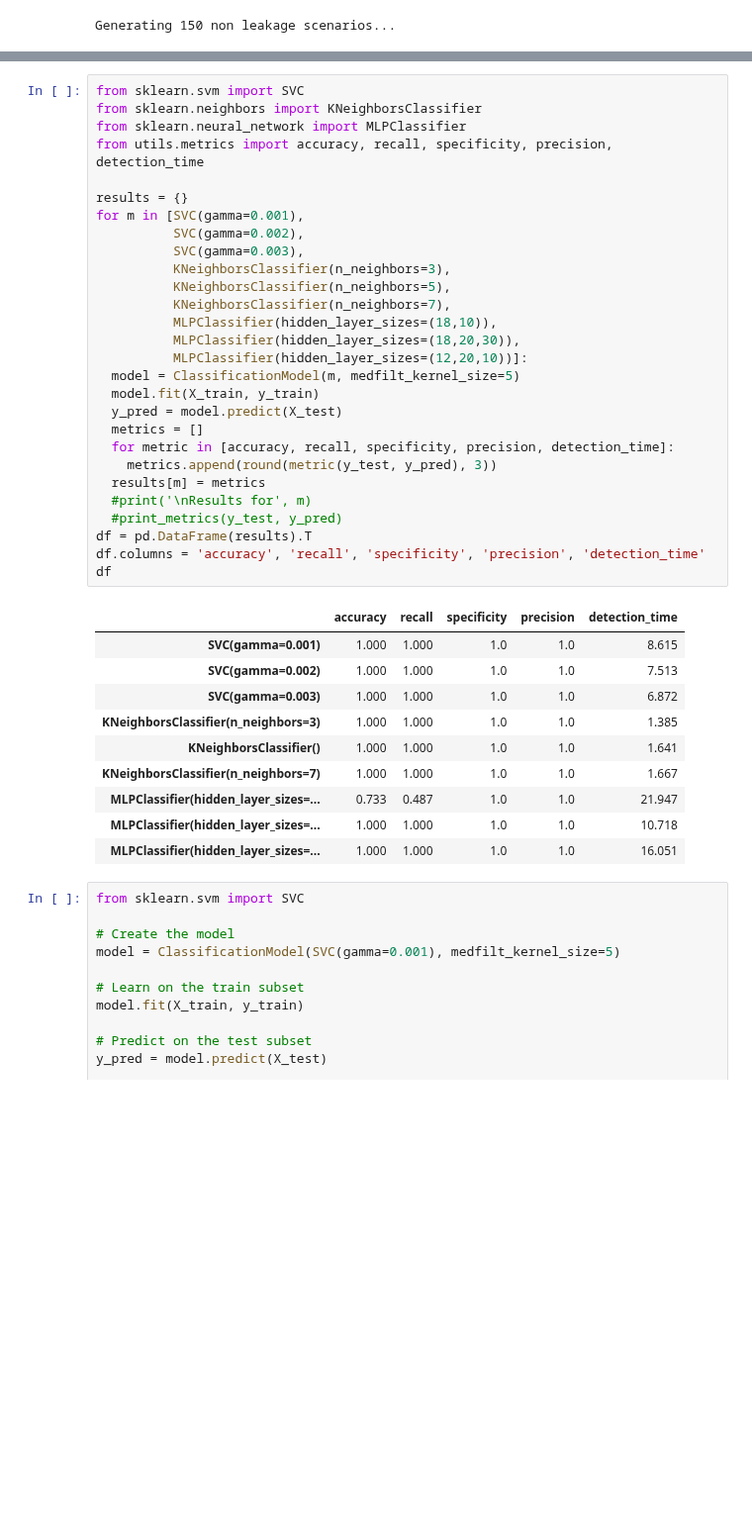
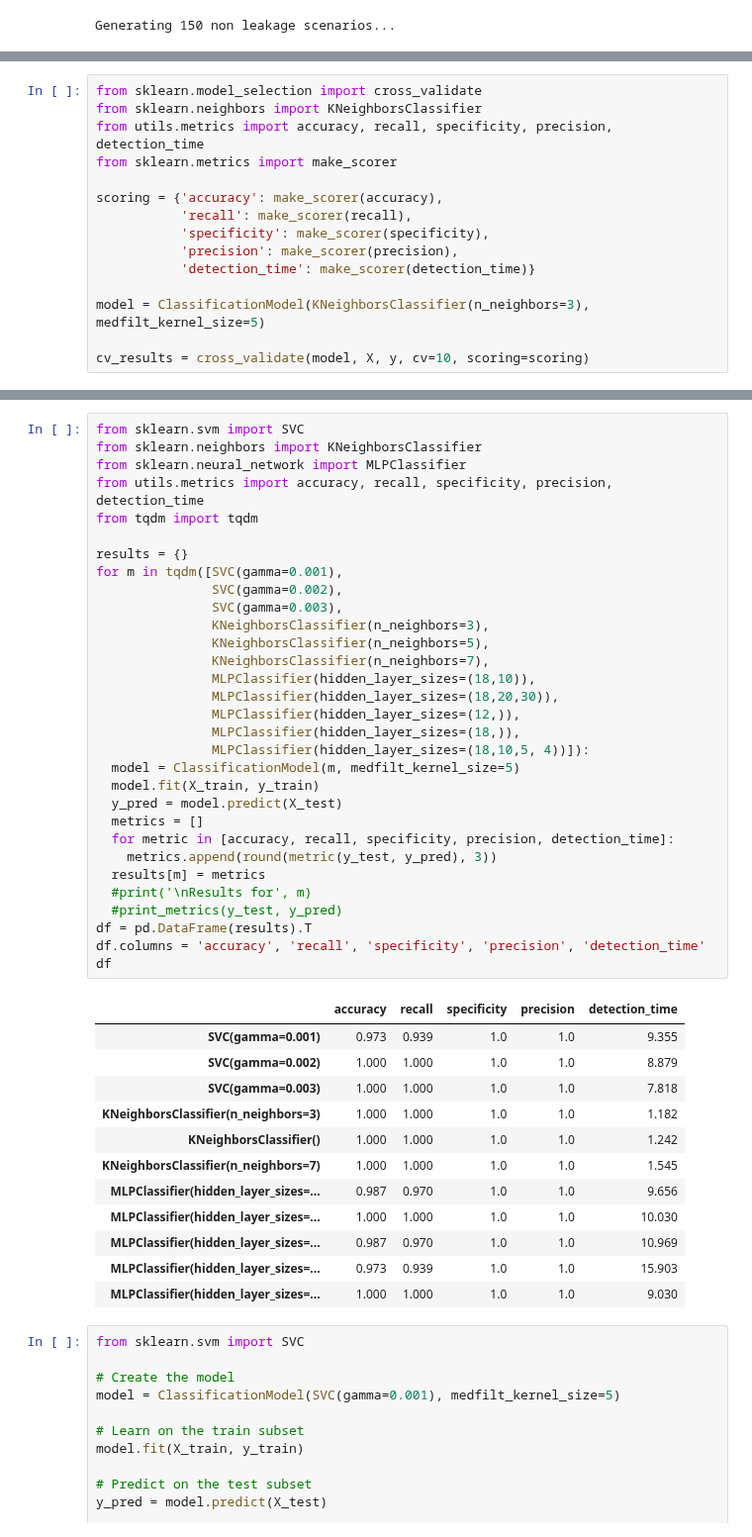
Before and after one commit to JulianBvW/BA-WDN-Leakage-Detection, a Jupyter notebook: LeakageDetection.ipynb, the cells around one changed output, grey strips where cells are left out. Shown at 99% size. Cells and saved outputs as stored; diff of their text form; blank space fills up the shorter version.

```diff
--- a/LeakageDetection.ipynb
+++ b/LeakageDetection.ipynb
@@ -173,0 +238,15 @@ Generating 150 non leakage scenarios...
+# %%
+from sklearn.model_selection import cross_validate
+from sklearn.neighbors import KNeighborsClassifier
+from utils.metrics import accuracy, recall, specificity, precision, detection_time
+from sklearn.metrics import make_scorer
+
+scoring = {'accuracy': make_scorer(accuracy),
+           'recall': make_scorer(recall),
+           'specificity': make_scorer(specificity),
+           'precision': make_scorer(precision),
+           'detection_time': make_scorer(detection_time)}
+
+model = ClassificationModel(KNeighborsClassifier(n_neighbors=3), medfilt_kernel_size=5)
+
+cv_results = cross_validate(model, X, y, cv=10, scoring=scoring)
@@ -189,42 +286,47 @@ Counter({1: 39, 0: 36})
 # %%
 from sklearn.svm import SVC
 from sklearn.neighbors import KNeighborsClassifier
 from sklearn.neural_network import MLPClassifier
 from utils.metrics import accuracy, recall, specificity, precision, detection_time
+from tqdm import tqdm
 
 results = {}
-for m in [SVC(gamma=0.001),
-          SVC(gamma=0.002),
-          SVC(gamma=0.003),
-          KNeighborsClassifier(n_neighbors=3),
-          KNeighborsClassifier(n_neighbors=5),
-          KNeighborsClassifier(n_neighbors=7),
-          MLPClassifier(hidden_layer_sizes=(18,10)),
-          MLPClassifier(hidden_layer_sizes=(18,20,30)),
-          MLPClassifier(hidden_layer_sizes=(12,20,10))]:
+for m in tqdm([SVC(gamma=0.001),
+               SVC(gamma=0.002),
+               SVC(gamma=0.003),
+               KNeighborsClassifier(n_neighbors=3),
+               KNeighborsClassifier(n_neighbors=5),
+               KNeighborsClassifier(n_neighbors=7),
+               MLPClassifier(hidden_layer_sizes=(18,10)),
+               MLPClassifier(hidden_layer_sizes=(18,20,30)),
+               MLPClassifier(hidden_layer_sizes=(12,)),
+               MLPClassifier(hidden_layer_sizes=(18,)),
+               MLPClassifier(hidden_layer_sizes=(18,10,5, 4))]):
   model = ClassificationModel(m, medfilt_kernel_size=5)
   model.fit(X_train, y_train)
   y_pred = model.predict(X_test)
   metrics = []
   for metric in [accuracy, recall, specificity, precision, detection_time]:
     metrics.append(round(metric(y_test, y_pred), 3))
   results[m] = metrics
   #print('\nResults for', m)
   #print_metrics(y_test, y_pred)
 df = pd.DataFrame(results).T
 df.columns = 'accuracy', 'recall', 'specificity', 'precision', 'detection_time'
 df
 # %% [output]
 |  | accuracy | recall | specificity | precision | detection_time |
-| SVC(gamma=0.001) | 1.000 | 1.000 | 1.0 | 1.0 | 8.615 |
-| SVC(gamma=0.002) | 1.000 | 1.000 | 1.0 | 1.0 | 7.513 |
-| SVC(gamma=0.003) | 1.000 | 1.000 | 1.0 | 1.0 | 6.872 |
-| KNeighborsClassifier(n_neighbors=3) | 1.000 | 1.000 | 1.0 | 1.0 | 1.385 |
-| KNeighborsClassifier() | 1.000 | 1.000 | 1.0 | 1.0 | 1.641 |
-| KNeighborsClassifier(n_neighbors=7) | 1.000 | 1.000 | 1.0 | 1.0 | 1.667 |
-| MLPClassifier(hidden_layer_sizes=... | 0.733 | 0.487 | 1.0 | 1.0 | 21.947 |
-| MLPClassifier(hidden_layer_sizes=... | 1.000 | 1.000 | 1.0 | 1.0 | 10.718 |
-| MLPClassifier(hidden_layer_sizes=... | 1.000 | 1.000 | 1.0 | 1.0 | 16.051 |
+| SVC(gamma=0.001) | 0.973 | 0.939 | 1.0 | 1.0 | 9.355 |
+| SVC(gamma=0.002) | 1.000 | 1.000 | 1.0 | 1.0 | 8.879 |
+| SVC(gamma=0.003) | 1.000 | 1.000 | 1.0 | 1.0 | 7.818 |
+| KNeighborsClassifier(n_neighbors=3) | 1.000 | 1.000 | 1.0 | 1.0 | 1.182 |
+| KNeighborsClassifier() | 1.000 | 1.000 | 1.0 | 1.0 | 1.242 |
+| KNeighborsClassifier(n_neighbors=7) | 1.000 | 1.000 | 1.0 | 1.0 | 1.545 |
+| MLPClassifier(hidden_layer_sizes=... | 0.987 | 0.970 | 1.0 | 1.0 | 9.656 |
+| MLPClassifier(hidden_layer_sizes=... | 1.000 | 1.000 | 1.0 | 1.0 | 10.030 |
+| MLPClassifier(hidden_layer_sizes=... | 0.987 | 0.970 | 1.0 | 1.0 | 10.969 |
+| MLPClassifier(hidden_layer_sizes=... | 0.973 | 0.939 | 1.0 | 1.0 | 15.903 |
+| MLPClassifier(hidden_layer_sizes=... | 1.000 | 1.000 | 1.0 | 1.0 | 9.030 |
 # %%
 from sklearn.svm import SVC
 
```
Also changed, not shown: parts of 7 cells of this notebook.
